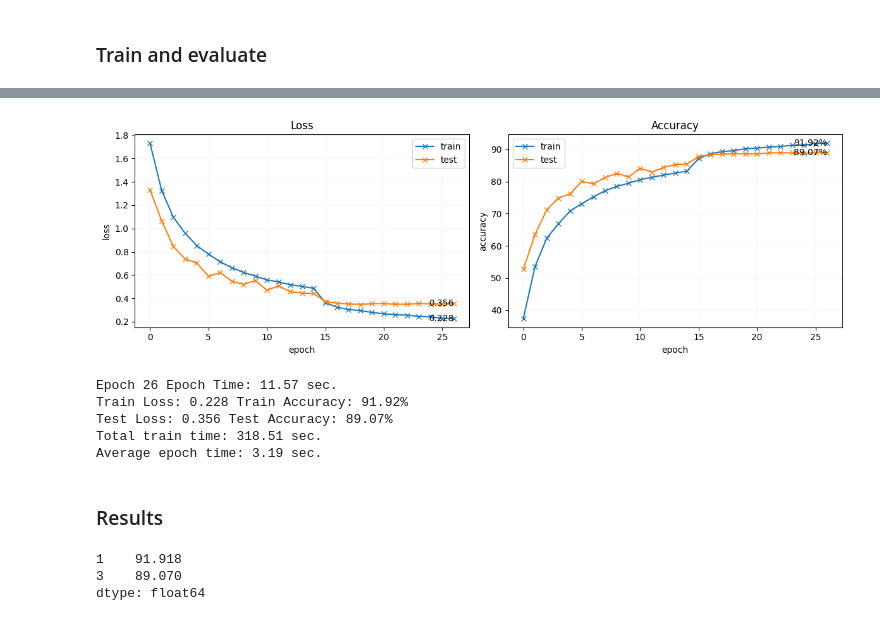
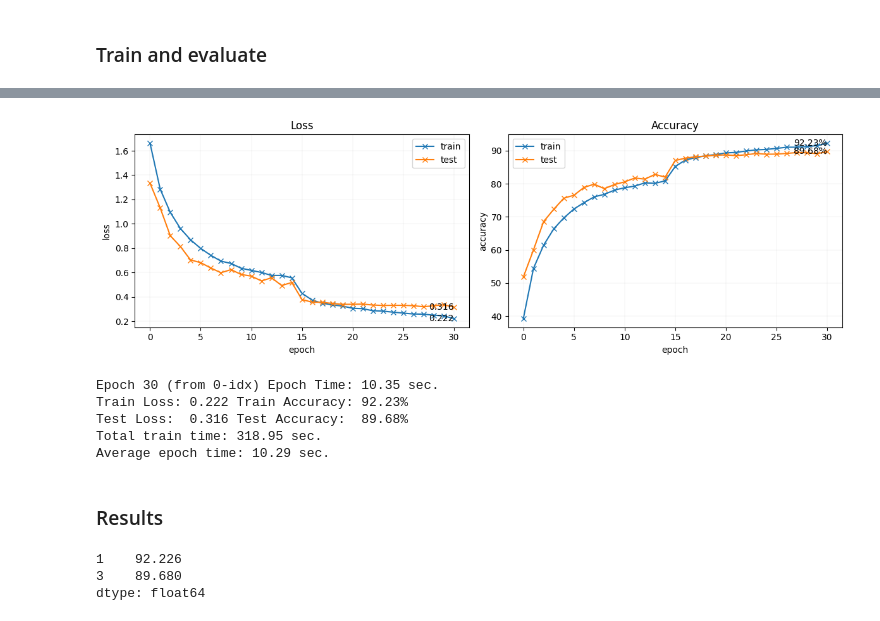
Before and after one commit to Rodimkov/deep-learning-course-practice-2023, a Jupyter notebook: 3822М1ФИии1/practical_work_1/ShilovAI.ipynb, the cells around one changed output, grey strips where cells are left out. Saved outputs shown, nothing was run; the diff lists cells and outputs as text; code cells hidden in the pictures.

```diff
--- a/3822М1ФИии1/practical_work_1/ShilovAI.ipynb
+++ b/3822М1ФИии1/practical_work_1/ShilovAI.ipynb
@@ -24,7 +25,7 @@ torch.cuda.random.manual_seed_all(SEED)
 # %% [markdown]
 ### Data
 # %%
-batch_size = 128
+batch_size = 512
 
 transform = transforms.Compose(
     [
@@ -233,7 +234,14 @@ def evaluate(model, testloader, criterion, device):
     return total_loss / len(testloader), (correct / total_samples) * 100
 # %%
 def train_and_evaluate(
-    model, trainloader, testloader, criterion, optimizer, scheduler, num_epochs
+    model,
+    trainloader,
+    testloader,
+    criterion,
+    optimizer,
+    scheduler,
+    num_epochs,
+    accuracy_threshold,
 ):
     train_loss_history = []
     test_loss_history = []
@@ -246,8 +254,8 @@ def train_and_evaluate(
         train_loss, train_accuracy = train_one_epoch(
             model, trainloader, criterion, optimizer, scheduler, device
         )
+        end_time = time.time()
         test_loss, test_accuracy = evaluate(model, testloader, criterion, device)
-        end_time = time.time()
 
         train_loss_history.append(train_loss)
         test_loss_history.append(test_loss)
@@ -263,9 +271,9 @@ def train_and_evaluate(
         )
 
         print(
-            "Epoch {} Epoch Time: {:.2f} sec.\n"
-            "Train Loss: {:.3f} Train Accuracy: {:.2f}%\n"
-            "Test Loss: {:.3f} Test Accuracy: {:.2f}%".format(
+            "Epoch {} (from 0-idx) Epoch Time: {:3.2f} sec.\n"
+            "Train Loss: {:5.3f} Train Accuracy: {:5.2f}%\n"
+            "Test Loss: {:6.3f} Test Accuracy: {:6.2f}%".format(
                 epoch,
                 epoch_times[-1],
                 train_loss,
@@ -275,11 +283,11 @@ def train_and_evaluate(
             )
         )
 
-        if test_accuracy > 89:
+        if test_accuracy > accuracy_threshold:
             break
 
     total_training_time = sum(epoch_times)
-    avg_epoch_time = total_training_time / num_epochs
+    avg_epoch_time = total_training_time / len(epoch_times)
 
     print(
         f"Total train time: {total_training_time:.2f} sec.\n"
@@ -359,6 +372,7 @@ Estimated Total Size (MB): 219.85
 ### Train and evaluate
 # %%
 criterion = nn.CrossEntropyLoss()
-optimizer = optim.SGD(m_AlexNet.parameters(), lr=1e-1, momentum=0.85, weight_decay=1e-4)
+optimizer = optim.SGD(m_AlexNet.parameters(), lr=1e-1, momentum=0.9, weight_decay=1e-3)
 scheduler = optim.lr_scheduler.StepLR(optimizer, step_size=15, gamma=0.1)
 num_epochs = 100
+accuracy_threshold = 89.5
@@ -365,18 +406,19 @@ num_epochs = 100
 # %%
 results = train_and_evaluate(
     m_AlexNet,
     trainloader,
     testloader,
     criterion,
     optimizer,
     scheduler,
     num_epochs,
+    accuracy_threshold,
 )
 # %% [output]
-[figure, old version]
+[figure, new version]
-Epoch 26 Epoch Time: 11.57 sec.
-Train Loss: 0.228 Train Accuracy: 91.92%
-Test Loss: 0.356 Test Accuracy: 89.07%
-Total train time: 318.51 sec.
-Average epoch time: 3.19 sec.
+Epoch 30 (from 0-idx) Epoch Time: 10.35 sec.
+Train Loss: 0.222 Train Accuracy: 92.23%
+Test Loss:  0.316 Test Accuracy:  89.68%
+Total train time: 318.95 sec.
+Average epoch time: 10.29 sec.
 # %%
@@ -392,8 +433,8 @@ results_df = results_df.drop([0, 2])  # drop train/test losses
 results_df_max = results_df.max(axis=1)
 results_df_max
 # %% [output]
-1    91.918
-3    89.070
+1    92.226
+3    89.680
 dtype: float64
 # %%
 results_df_max.to_csv("pw1_results.csv", index=False)
```
Also changed, not shown: parts of 9 cells of this notebook, 1 other file.
